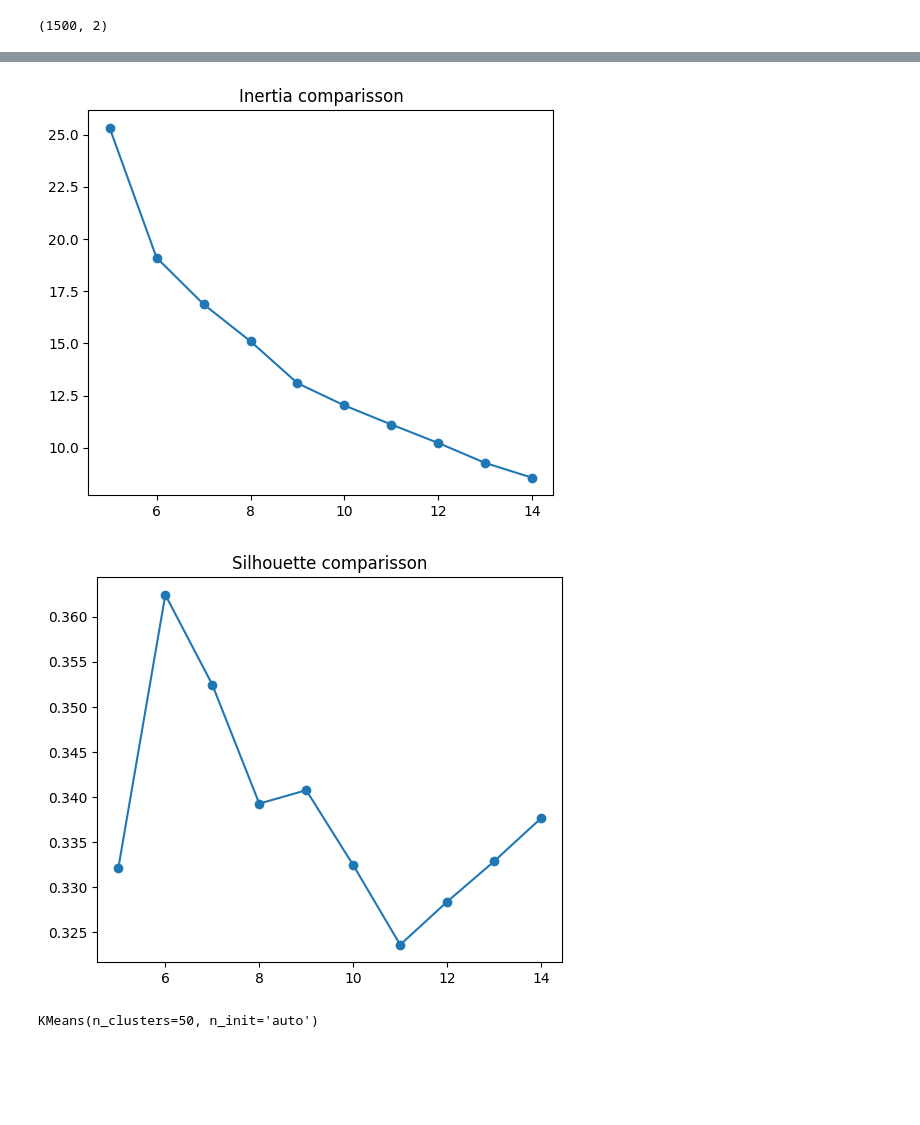
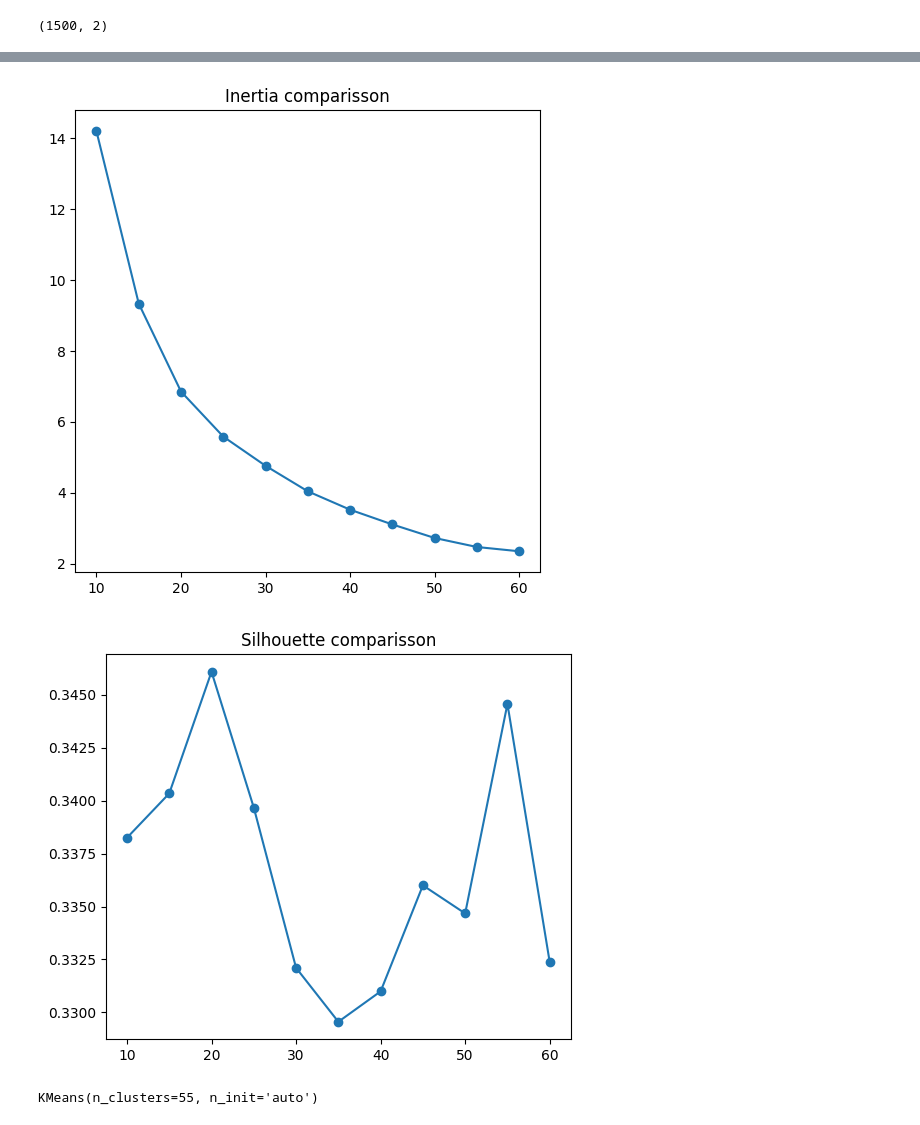
Before and after one commit to MATF-istrazivanje-podataka-1/2023_Data_Mining_Amazon_reviews_Dataset, a Jupyter notebook: models/clustering/KMeans.ipynb, the cells around one changed output, grey strips where cells are left out. Drawn from its saved outputs; the diff is of its cells as text; code cells hidden in the pictures; blank space fills up the shorter version.

```diff
--- a/models/clustering/KMeans.ipynb
+++ b/models/clustering/KMeans.ipynb
@@ -33,36 +33,37 @@ df.describe()
 | max | 1.000000 | 1.000000 |
 # %%
 inits = ['k-means++', 'random']
-clusters = range(5,15)
+clusters = range(10,61,5)
 inertias = []
 silhouettes = []
 for cluster in clusters:
   for init in inits:
     kmeans = KMeans(n_clusters=cluster, init=init, n_init='auto')
     kmeans.fit(df)
 
     if init == 'k-means++':
       inertias.append(kmeans.inertia_)
       silhouettes.append(silhouette_score(df, kmeans.labels_))
 
-plt.figure(figsize=(6,5))
+plt.figure(figsize=(6,6))
 plt.plot(clusters, inertias, marker='o')
 plt.title('Inertia comparisson')
 plt.show()
 # %% [output]
-[figure, old version]
+[figure, new version]
 # %%
 plt.figure(figsize=(6,5))
 plt.plot(clusters, silhouettes, marker='o')
 plt.title('Silhouette comparisson')
 plt.show()
 # %% [output]
-[figure, old version]
+[figure, new version]
 # %%
-kmeans = KMeans(n_clusters=50, init='k-means++', n_init='auto')
+num_clusters = 55
+kmeans = KMeans(n_clusters=num_clusters, init='k-means++', n_init='auto')
 kmeans.fit(df)
 # %% [output]
-KMeans(n_clusters=50, n_init='auto')
+KMeans(n_clusters=55, n_init='auto')
 # %%
 centroids = pd.DataFrame(kmeans.cluster_centers_)
 centroids
```
Also changed, not shown: parts of 4 cells of this notebook, 5 other files.
